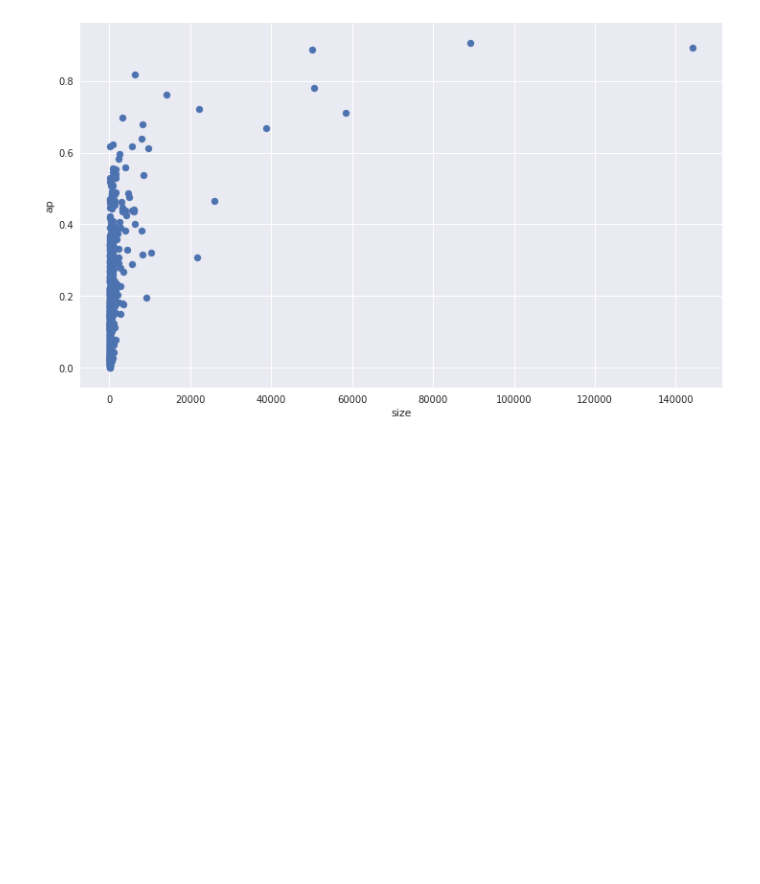
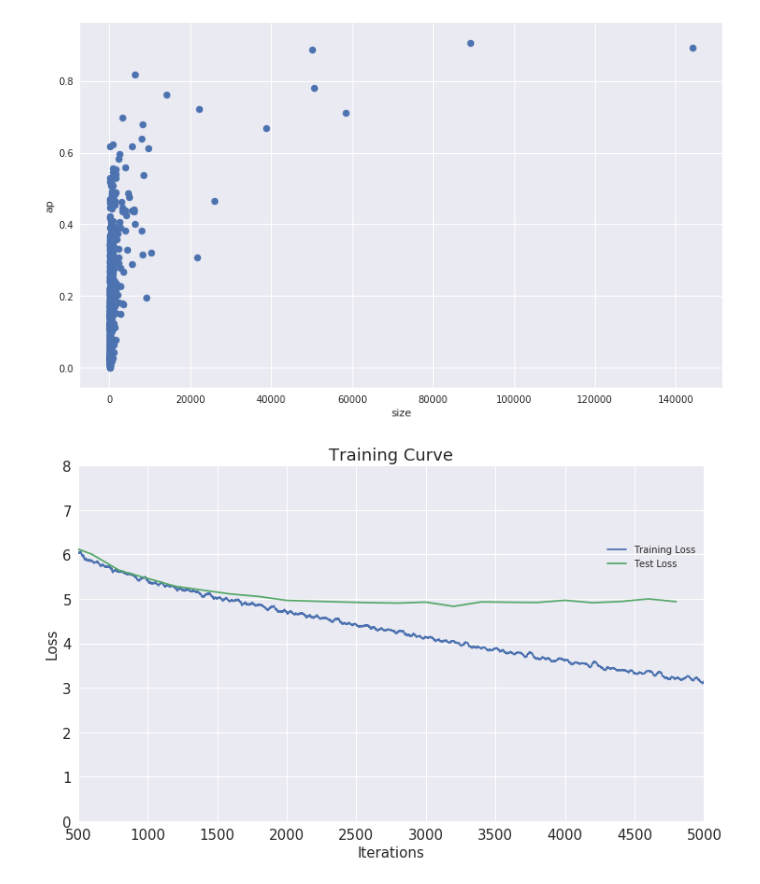
Before and after one commit to uvNikita/master-thesis-src, a Jupyter notebook: notebooks/testing/testing.ipynb, the cells around one changed output. Cells and saved outputs as stored; diff of their text form; code cells hidden in the pictures; blank space fills up the shorter version.

Commit message:
Train and test raw_50_ft_caffenet_adam for 5000 iterations

```diff
--- a/notebooks/testing/testing.ipynb
+++ b/notebooks/testing/testing.ipynb
@@ -48,6 +48,13 @@ class Network(object):
         shape[0] = batch_size
         data_layer.reshape(*shape)
         print "Set batch_size to", batch_size
+
+    def get_labels(self, img_path):
+        self.set_batch(1)
+        image = caffe.io.load_image(img_path)
+        self.net.blobs['data'].data[...][0] = self.transformer.preprocess('data', image)
+        self.net.forward()
+        return {label: self.net.blobs['score'].data[0][idx] for idx, label in enumerate(self.labels)}
 
     def get_scores(self, indexes, batch_size=256):
         batch_size=min(len(indexes), batch_size)
@@ -88,7 +95,7 @@ class Testing(object):
         self.net_dir = pjoin(nets_dir, self.net_name)
         self.data_dir = pjoin(self.net_dir, 'data')
         self.dataset_name = dataset_name
-        self.log_path = pjoin(self.net_dir, 'train.log')
+        self.log_path = pjoin(self.net_dir, 'logs', 'train.log')
         datasets_dir = "/storage/datasets"
         self.dataset_dir = pjoin(datasets_dir, dataset_name)
         self.labels = np.load(pjoin(self.dataset_dir, 'labels.np'))
@@ -586,3 +603,7 @@ raw_50_ft_caffenet_adam.average_precision.sort_values('size').head(1000).plot('s
 # %% [output]
 <matplotlib.axes._subplots.AxesSubplot at 0x...>
 [figure]
+# %%
+raw_50_ft_caffenet_adam.plot_training_curve(xlim=(500,5000), ylim=(0,8))
+# %% [output]
+[figure, added]
```
Also changed, not shown: parts of 6 cells of this notebook, 1 other file.
